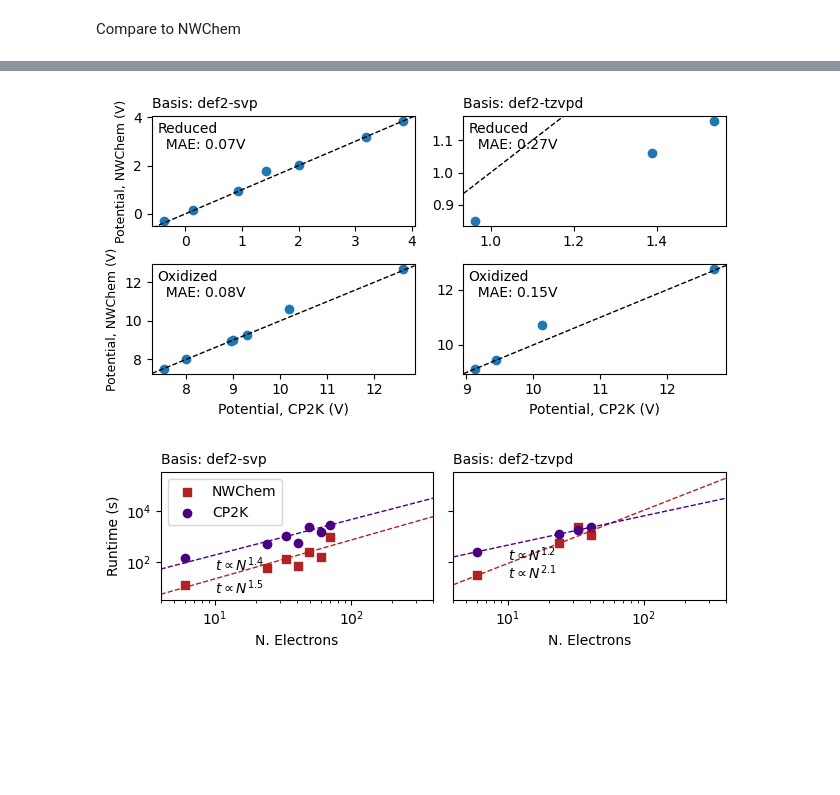
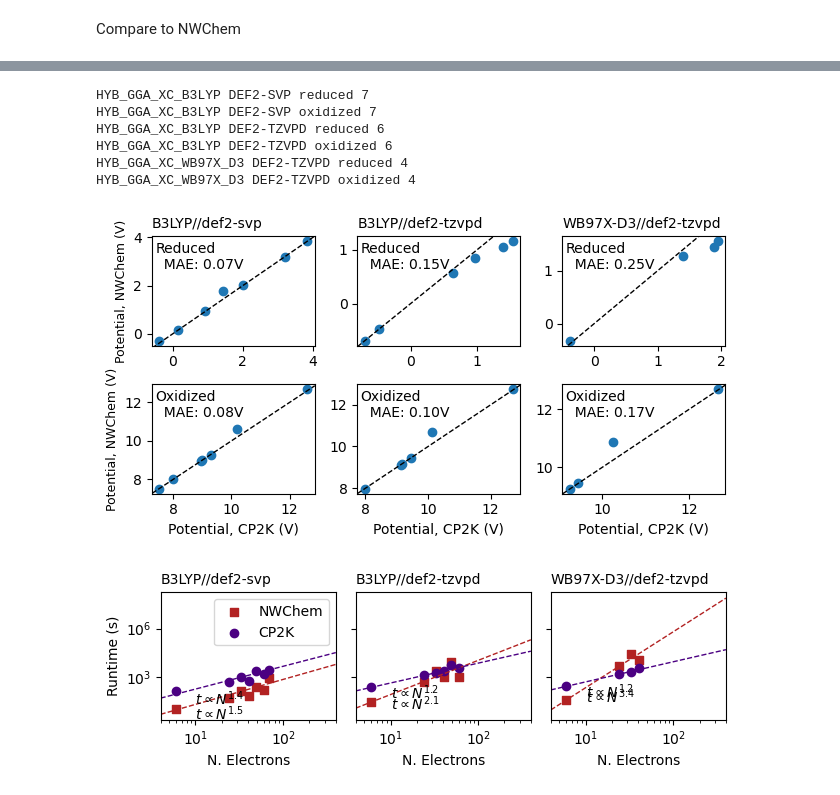
Before and after one commit to exalearn/quantum-chemistry-on-polaris, a Jupyter notebook: cp2k/compare-redox-potentials.ipynb, the cells around one changed output, grey strips where cells are left out. Cells and saved outputs as stored; diff of their text form; code cells hidden in the pictures; blank space fills up the shorter version.

```diff
--- a/cp2k/compare-redox-potentials.ipynb
+++ b/cp2k/compare-redox-potentials.ipynb
@@ -62,7 +62,7 @@ records = pd.DataFrame(records)
 ### Compare to NWChem
 Get the all-electron results (GAPW)
 # %%
-gapw_params = {'solver': 'mt-all', 'xc': 'HYB_GGA_XC_B3LYP'}
+gapw_params = {'solver': 'mt-all'}
 # %%
 gapw_records = records.copy()
 gapw_params.pop('basis_set', None)
@@ -88,7 +88,15 @@ Ran NWChem for 12 molecules
 # %% [markdown]
 Compare to NWChem
 # %%
-matched_basis = [('DEF2-SVP', 'def2-svp'), ('DEF2-TZVPD', 'def2-tzvpd')]
+matched_basis = {'DEF2-SVP': 'def2-svp', 'DEF2-TZVPD': 'def2-tzvpd'}
+matched_xc = {'HYB_GGA_XC_B3LYP': 'B3LYP',
+              'HYB_GGA_XC_WB97X_D3': 'WB97X-D3'}
+# %%
+to_compare = [
+    ('HYB_GGA_XC_B3LYP', 'DEF2-SVP'),
+    ('HYB_GGA_XC_B3LYP', 'DEF2-TZVPD'),
+    ('HYB_GGA_XC_WB97X_D3', 'DEF2-TZVPD'),
+]
 # %%
 nwchem_results.basis_set.value_counts()
 # %% [output]
@@ -100,14 +108,19 @@ def2-tzvpd     14
 Name: basis_set, dtype: int64
 # %%
-fig, axs = plt.subplots(2, len(matched_basis), figsize=(6.5, 3.5))
+fig, axs = plt.subplots(2, len(to_compare), figsize=(6.5, 3.5))
 
-for ax, (cp2k_basis, nwc_basis) in zip(axs[:, :].T, matched_basis):
-    ax[0].set_title(f'Basis: {nwc_basis}', fontsize=10, loc='left')
-    nwchem_subset = nwchem_results.query(f'basis_set=="{nwc_basis}"').sort_values('runtime', ascending=True).drop_duplicates(('inchi_key', 'state'), keep='first')
-    merged = chosen.query(f'basis_set=="{cp2k_basis}"').merge(nwchem_subset, on=('inchi_key', 'state'))
+for ax, (cp2k_xc, cp2k_basis) in zip(axs[:, :].T, to_compare):
+    # Map to NWC
+    nwc_basis = matched_basis[cp2k_basis]
+    nwc_xc = matched_xc[cp2k_xc]
+
+    ax[0].set_title(f'{nwc_xc}//{nwc_basis}', fontsize=10, loc='left')
+    nwchem_subset = nwchem_results.query(f'basis_set=="{nwc_basis}" and xc=="{nwc_xc}"').sort_values('runtime', ascending=True).drop_duplicates(('inchi_key', 'state'), keep='first')
+    merged = chosen.query(f'basis_set=="{cp2k_basis}" and xc=="{cp2k_xc}"').merge(nwchem_subset, on=('inchi_key', 'state'))
 
     for a, s in zip(ax, ['reduced', 'oxidized']):
         subset = merged.query(f'state=="{s}"')
+        print(cp2k_xc, cp2k_basis, s, len(subset))
         a.scatter(subset['potential_x'], subset['potential_y'], label=s)
         mae = (subset['potential_x'] - subset['potential_y']).abs().mean()
 
@@ -125,43 +138,53 @@ for ax in axs[:, 0]:
 
 fig.tight_layout()
 # %% [output]
+HYB_GGA_XC_B3LYP DEF2-SVP reduced 7
+HYB_GGA_XC_B3LYP DEF2-SVP oxidized 7
+HYB_GGA_XC_B3LYP DEF2-TZVPD reduced 6
+HYB_GGA_XC_B3LYP DEF2-TZVPD oxidized 6
+HYB_GGA_XC_WB97X_D3 DEF2-TZVPD reduced 4
+HYB_GGA_XC_WB97X_D3 DEF2-TZVPD oxidized 4
-[figure, old version]
+[figure, new version]
 # %%
-fig, axs = plt.subplots(1, len(matched_basis), sharey=True, sharex=True, figsize=(6.5, 2.25))
+fig, axs = plt.subplots(1, len(to_compare), sharey=True, sharex=True, figsize=(6.5, 2.25))
 
-for ax, (cp2k_basis, nwc_basis) in zip(axs, matched_basis):
-    nwchem_subset = nwchem_results.query(f'basis_set=="{nwc_basis}"').sort_values('runtime', ascending=True).drop_duplicates(('inchi_key', 'state'), keep='first')
-    merged = chosen.query(f'basis_set=="{cp2k_basis}"').merge(nwchem_subset, on=('inchi_key', 'state'))
+for ax, (cp2k_xc, cp2k_basis) in zip(axs, to_compare):
+    # Map to NWC
+    nwc_basis = matched_basis[cp2k_basis]
+    nwc_xc = matched_xc[cp2k_xc]
+
+    nwchem_subset = nwchem_results.query(f'basis_set=="{nwc_basis}" and xc=="{nwc_xc}"').sort_values('runtime', ascending=True).drop_duplicates(('inchi_key', 'state'), keep='first')
+    merged = chosen.query(f'basis_set=="{cp2k_basis}" and xc=="{cp2k_xc}"').merge(nwchem_subset, on=('inchi_key', 'state'))
 
     subset = merged.groupby('n_electrons').mean()
 
     # Plot the values
     ax.scatter(subset.index, subset['runtime_y'], color='firebrick', marker='s', label='NWChem')
     nwc_linreg = siegelslopes(np.log(subset['runtime_y']), np.log(subset.index))
     ax.text(10, np.exp(nwc_linreg.intercept + nwc_linreg.slope * np.log(10)),
             f'$t \propto N^{{{nwc_linreg.slope:.1f}}}$', va='top')
 
     ax.scatter(subset.index, subset['runtime_x'], color='indigo', marker='o', label='CP2K')
     cpk_linreg = siegelslopes(np.log(subset['runtime_x']), np.log(subset.index))
     ax.text(10, np.exp(cpk_linreg.intercept + cpk_linreg.slope * np.log(10)),
             f'$t \propto N^{{{cpk_linreg.slope:.1f}}}$', va='top')
 
     # Set up the scale
     ax.set_yscale('log')
     ax.set_xscale('log')
 
     # Plot the linear regressions
     ax.set_xlim([4, 400])
     ax.plot(ax.get_xlim(), np.exp(nwc_linreg.intercept + nwc_linreg.slope * np.log(ax.get_xlim())),
             '--', lw=1, color='firebrick')
     ax.plot(ax.get_xlim(), np.exp(cpk_linreg.intercept + cpk_linreg.slope * np.log(ax.get_xlim())),
             '--', lw=1, color='indigo')
 
     ax.set_xlabel('N. Electrons')
-    ax.set_title(f'Basis: {nwc_basis}', fontsize=10, loc='left')
+    ax.set_title(f'{nwc_xc}//{nwc_basis}', fontsize=10, loc='left')
 
 axs[0].set_ylabel('Runtime (s)')
 axs[0].legend()
 fig.tight_layout()
 # %% [output]
-[figure, old version]
+[figure, new version]
```
Also changed, not shown: parts of 4 cells of this notebook, 2 other files.
